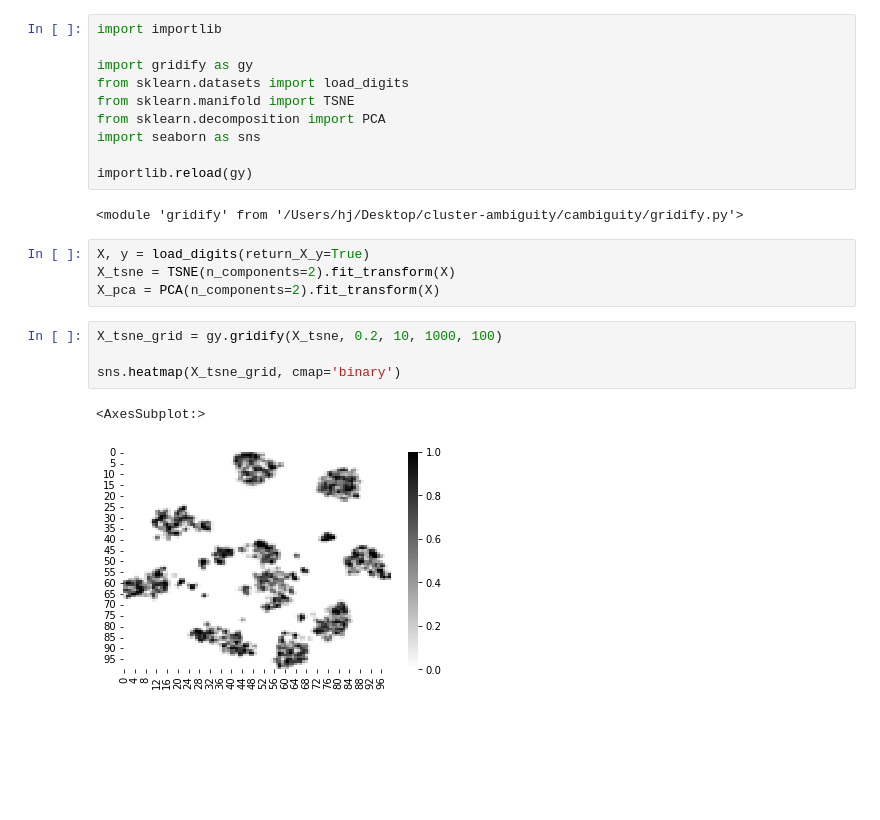
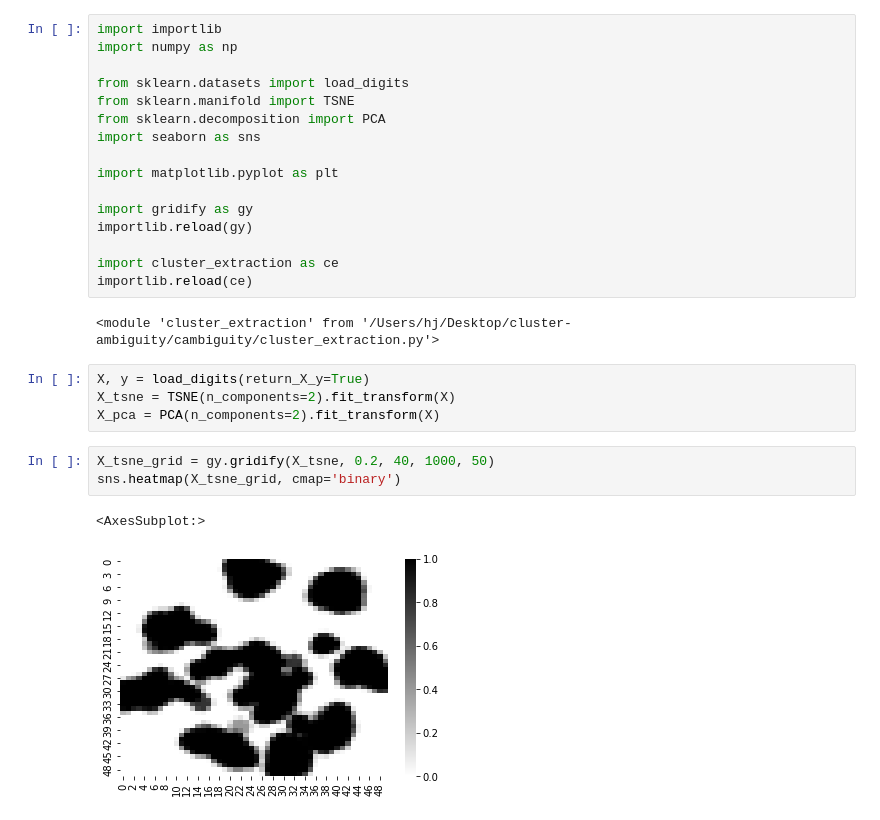
Before and after one commit to HyunWookL/cluster-ambiguity, a Jupyter notebook: cambiguity/test.ipynb, the cells around one changed output. Cells and saved outputs as stored; diff of their text form; blank space fills up the shorter version.

```diff
--- a/cambiguity/test.ipynb
+++ b/cambiguity/test.ipynb
@@ -1,23 +1,28 @@
 # %%
 import importlib
+import numpy as np
 
-import gridify as gy
 from sklearn.datasets import load_digits
 from sklearn.manifold import TSNE
 from sklearn.decomposition import PCA
 import seaborn as sns
 
+import matplotlib.pyplot as plt
+
+import gridify as gy
 importlib.reload(gy)
+
+import cluster_extraction as ce
+importlib.reload(ce)
 # %% [output]
-<module 'gridify' from '/Users/hj/Desktop/cluster-ambiguity/cambiguity/gridify.py'>
+<module 'cluster_extraction' from '/Users/hj/Desktop/cluster-ambiguity/cambiguity/cluster_extraction.py'>
 # %%
 X, y = load_digits(return_X_y=True)
 X_tsne = TSNE(n_components=2).fit_transform(X)
 X_pca = PCA(n_components=2).fit_transform(X)
 # %%
-X_tsne_grid = gy.gridify(X_tsne, 0.2, 10, 1000, 100)
-
+X_tsne_grid = gy.gridify(X_tsne, 0.2, 40, 1000, 50)
 sns.heatmap(X_tsne_grid, cmap='binary')
 # %% [output]
 <AxesSubplot:>
-[figure, old version]
+[figure, new version]
```
Also changed, not shown: parts of 3 cells of this notebook, 1 other file.
